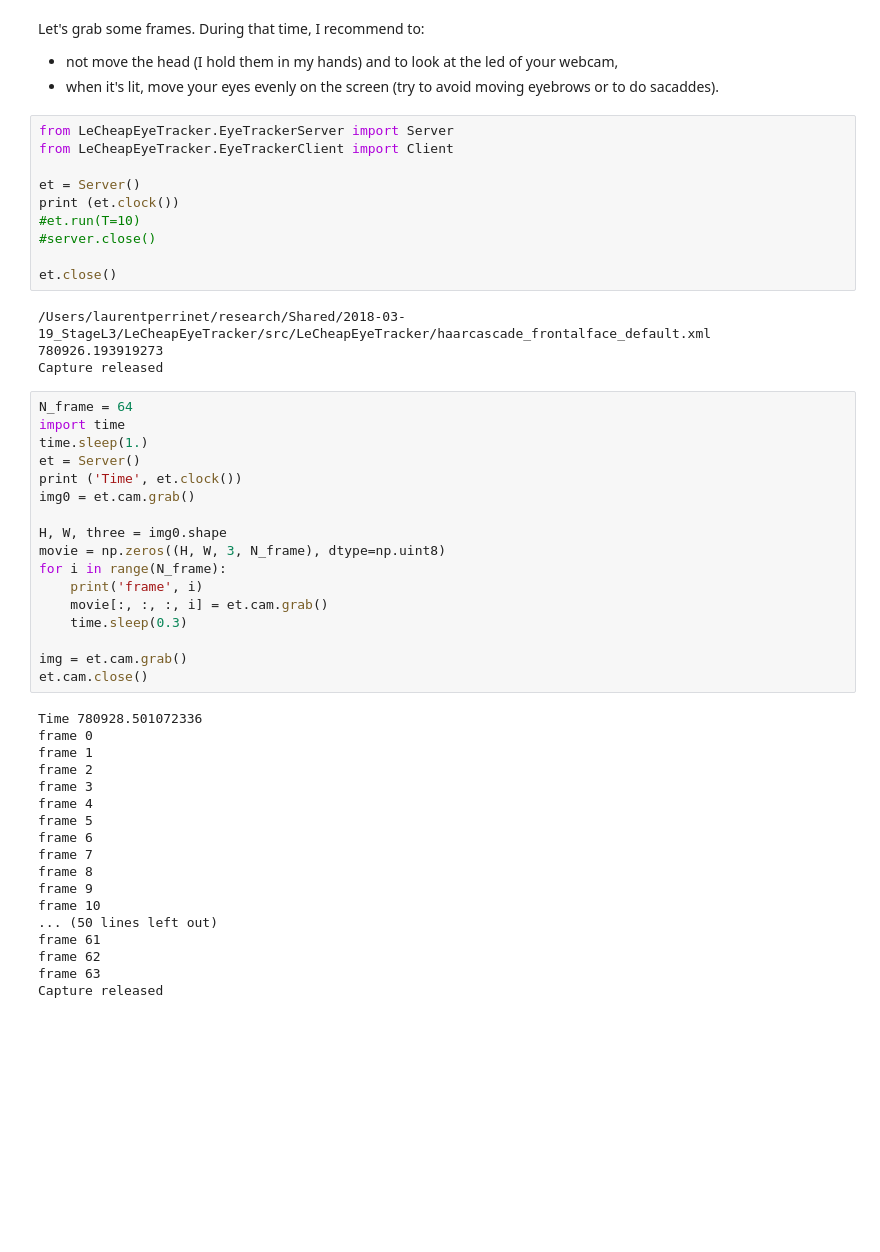
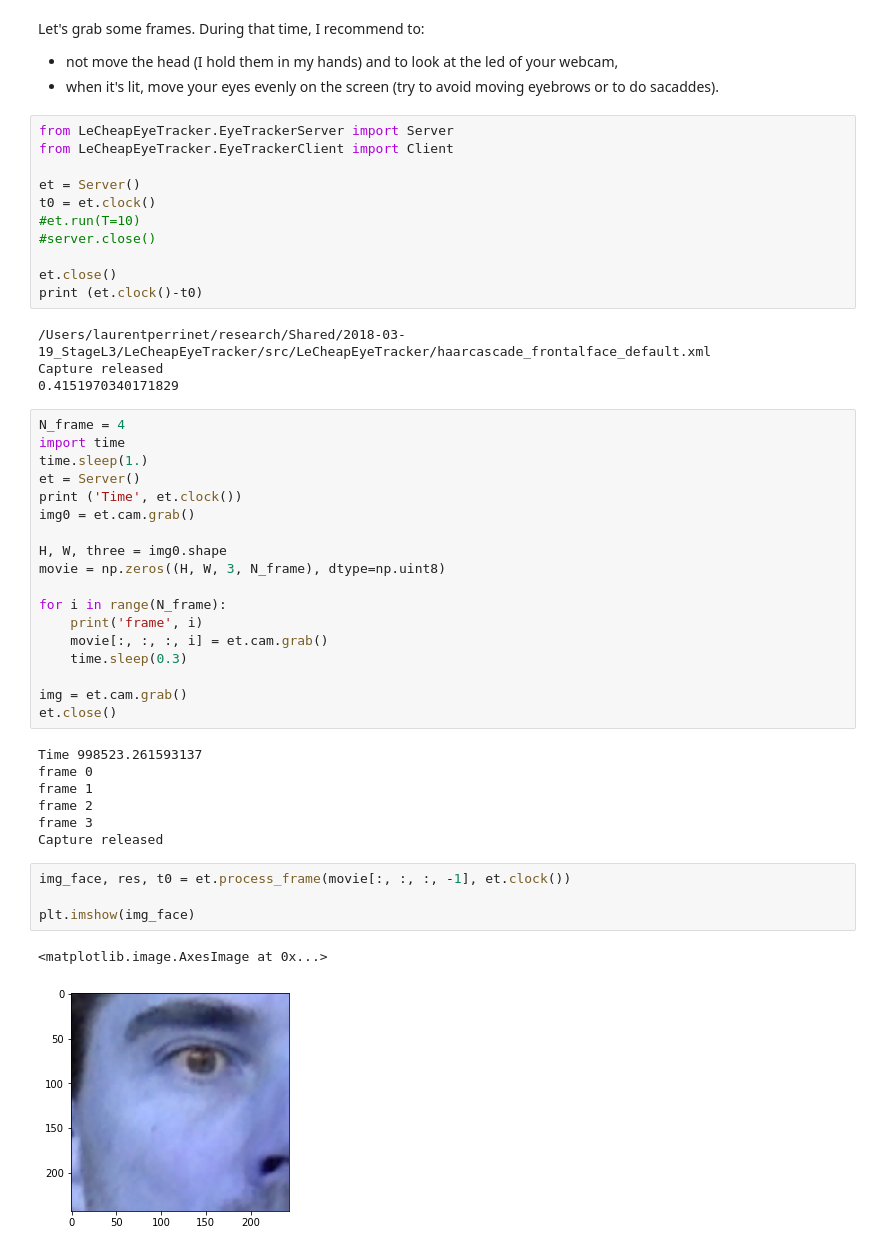
Before and after one commit to laurentperrinet/LeCheapEyeTracker, a Jupyter notebook: dev/2018-03-17_LeCheapEyeTracker_build_database.ipynb, the cells around one changed output. Drawn from its saved outputs; the diff is of its cells as text; blank space fills up the shorter version.

```diff
--- a/dev/2018-03-17_LeCheapEyeTracker_build_database.ipynb
+++ b/dev/2018-03-17_LeCheapEyeTracker_build_database.ipynb
@@ -20,17 +20,18 @@ from LeCheapEyeTracker.EyeTrackerServer import Server
 from LeCheapEyeTracker.EyeTrackerClient import Client
 
 et = Server()
-print (et.clock())
+t0 = et.clock()
 #et.run(T=10)
 #server.close()
 
 et.close()
+print (et.clock()-t0)
 # %% [output]
 /Users/laurentperrinet/research/Shared/2018-03-19_StageL3/LeCheapEyeTracker/src/LeCheapEyeTracker/haarcascade_frontalface_default.xml
-780926.193919273
 Capture released
+0.4151970340171829
 # %%
-N_frame = 64
+N_frame = 4
 import time
 time.sleep(1.)
 et = Server()
@@ -39,31 +40,28 @@ img0 = et.cam.grab()
 
 H, W, three = img0.shape
 movie = np.zeros((H, W, 3, N_frame), dtype=np.uint8)
+
 for i in range(N_frame):
     print('frame', i)
     movie[:, :, :, i] = et.cam.grab()
     time.sleep(0.3)
 
 img = et.cam.grab()
-et.cam.close()
+et.close()
 # %% [output]
-Time 780928.501072336
+Time 998523.261593137
 frame 0
 frame 1
 frame 2
 frame 3
-frame 4
-frame 5
-frame 6
-frame 7
-frame 8
-frame 9
-frame 10
-... (50 lines left out)
-frame 61
-frame 62
-frame 63
 Capture released
+# %%
+img_face, res, t0 = et.process_frame(movie[:, :, :, -1], et.clock())
+
+plt.imshow(img_face)
+# %% [output]
+<matplotlib.image.AxesImage at 0x...>
+[figure, added]
 # %%
 def get_stack(N_frame = 64, startup_time=1., interframe_time=.3):
     import time
```
Also changed, not shown: parts of 3 cells of this notebook, 2 other files.
